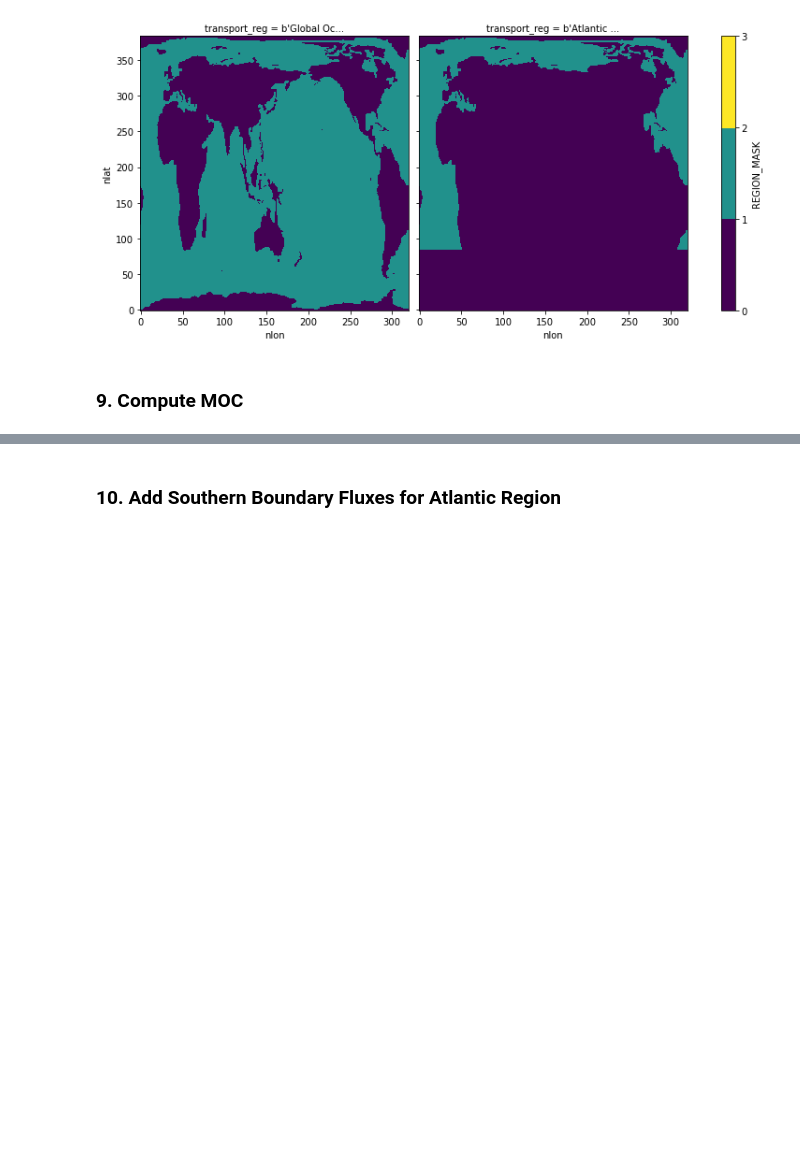
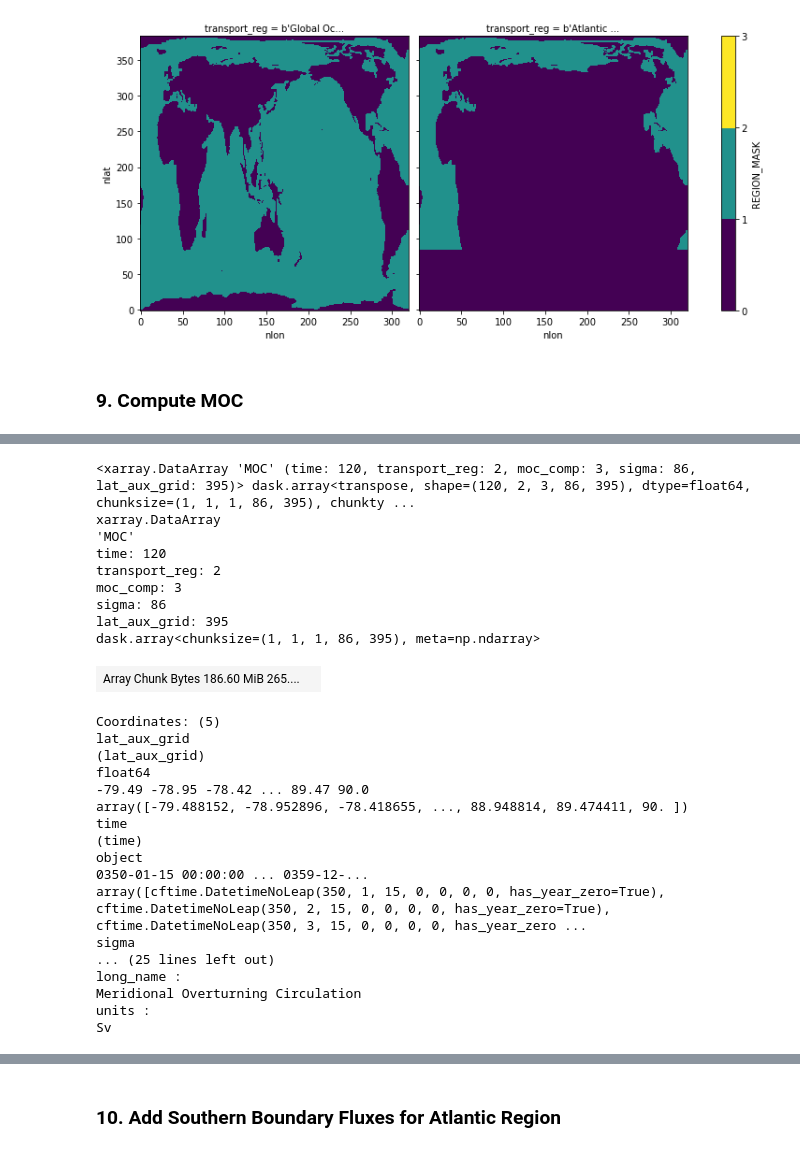
Before and after one commit to sgyeager/POP_MOC, a Jupyter notebook: notebooks/pop_MOCsig2_1deg_dask.ipynb, the cells around one changed output, grey strips where cells are left out. Drawn from its saved outputs; the diff is of its cells as text; code cells hidden in the pictures; blank space fills up the shorter version.

```diff
--- a/notebooks/pop_MOCsig2_1deg_dask.ipynb
+++ b/notebooks/pop_MOCsig2_1deg_dask.ipynb
@@ -312,3 +400,33 @@ Wall time: 57.6 ms
+# %%
+MOC
+# %% [output]
+<xarray.DataArray 'MOC' (time: 120, transport_reg: 2, moc_comp: 3, sigma: 86, lat_aux_grid: 395)> dask.array<transpose, shape=(120, 2, 3, 86, 395), dtype=float64, chunksize=(1, 1, 1, 86, 395), chunkty ...
+xarray.DataArray
+'MOC'
+time: 120
+transport_reg: 2
+moc_comp: 3
+sigma: 86
+lat_aux_grid: 395
+dask.array<chunksize=(1, 1, 1, 86, 395), meta=np.ndarray>
+| Array Chunk Bytes 186.60 MiB 265.... |  |
+Coordinates: (5)
+lat_aux_grid
+(lat_aux_grid)
+float64
+-79.49 -78.95 -78.42 ... 89.47 90.0
+array([-79.488152, -78.952896, -78.418655, ..., 88.948814, 89.474411, 90. ])
+time
+(time)
+object
+0350-01-15 00:00:00 ... 0359-12-...
+array([cftime.DatetimeNoLeap(350, 1, 15, 0, 0, 0, 0, has_year_zero=True), cftime.DatetimeNoLeap(350, 2, 15, 0, 0, 0, 0, has_year_zero=True), cftime.DatetimeNoLeap(350, 3, 15, 0, 0, 0, 0, has_year_zero ...
+sigma
+... (25 lines left out)
+long_name :
+Meridional Overturning Circulation
+units :
+Sv
 # %%
 %%time
 # Main computation here:
```
Also changed, not shown: parts of 24 cells of this notebook, 2 other files.
